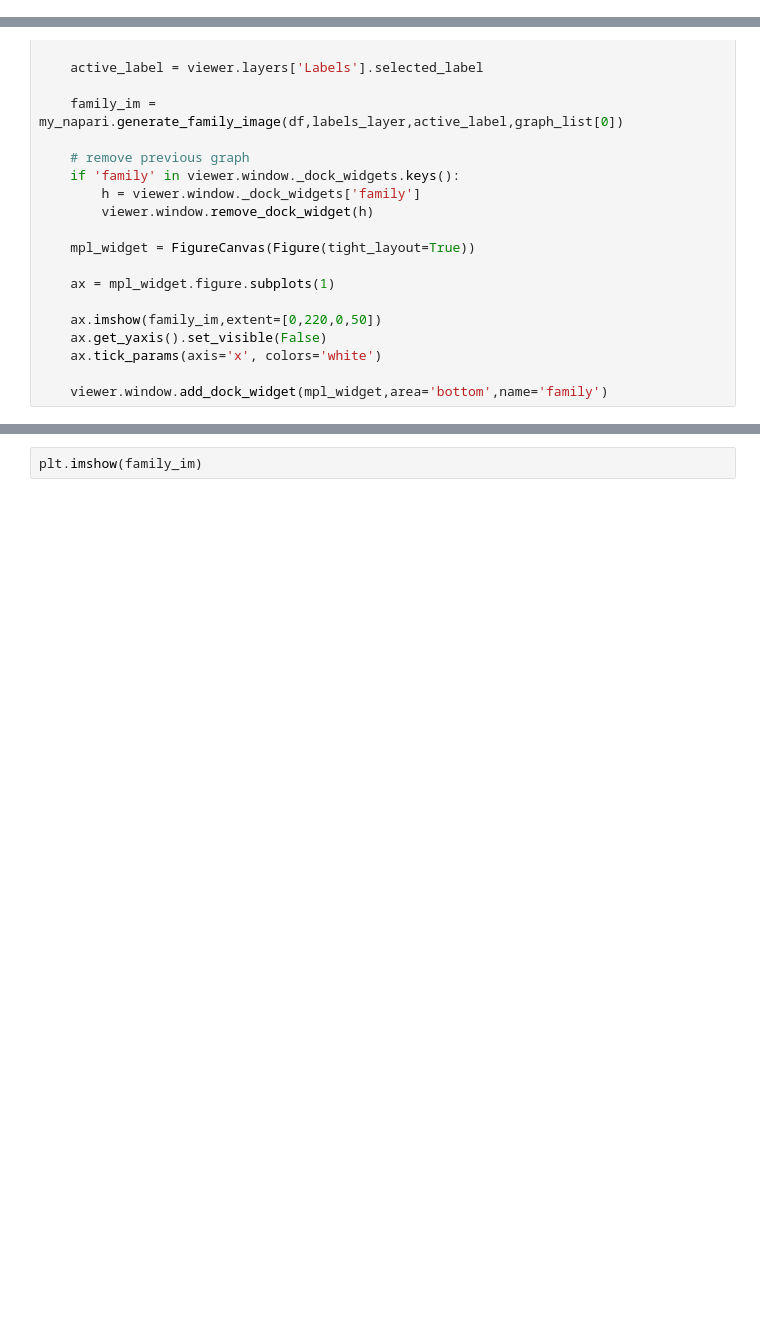
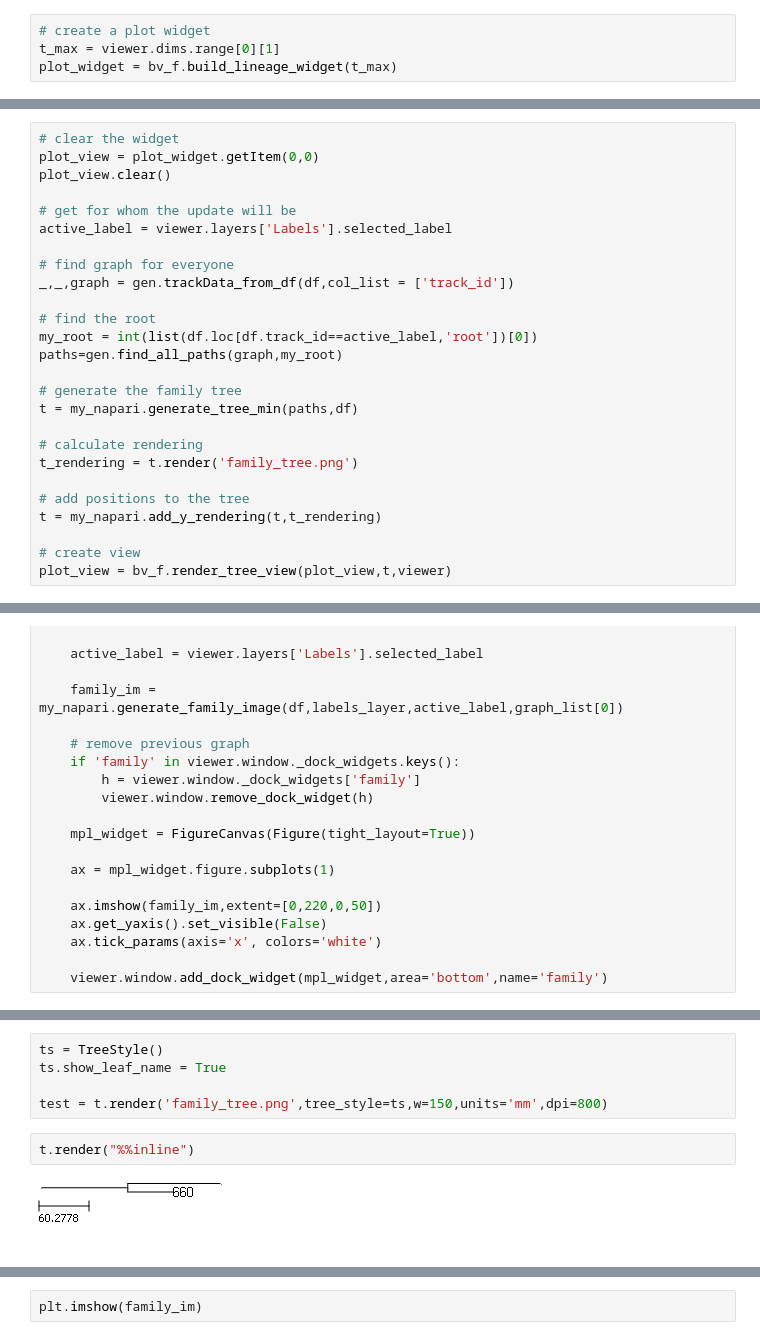
Before and after one commit to fjorka/tracking_pipeline, a Jupyter notebook: notebooks/04_tracking_correction_napari.ipynb, the cells around one changed output, grey strips where cells are left out. Saved outputs shown, nothing was run; the diff lists cells and outputs as text; blank space fills up the shorter version.

```diff
--- a/notebooks/04_tracking_correction_napari.ipynb
+++ b/notebooks/04_tracking_correction_napari.ipynb
@@ -112,6 +112,10 @@ for tag,tag_points in zip(tag_list,tag_data):
 for ind,ch in reversed(list(enumerate(channel_list))):
 
     viewer.add_image(ch['image'],name=ch['channel_name'],colormap=ch['color'],blending='additive')
+# %%
+# create a plot widget
+t_max = viewer.dims.range[0][1]
+plot_widget = bv_f.build_lineage_widget(t_max)
 # %% [markdown]
 ## Build viewer functionality
 # %%
@@ -178,0 +201,26 @@ WARNING: QMainWindow::saveState(): 'objectName' not set for QDockWidget 0x23b096
+# %%
+# clear the widget
+plot_view = plot_widget.getItem(0,0)
+plot_view.clear()
+
+# get for whom the update will be
+active_label = viewer.layers['Labels'].selected_label
+
+# find graph for everyone
+_,_,graph = gen.trackData_from_df(df,col_list = ['track_id'])
+
+# find the root
+my_root = int(list(df.loc[df.track_id==active_label,'root'])[0])
+paths=gen.find_all_paths(graph,my_root)
+
+# generate the family tree
+t = my_napari.generate_tree_min(paths,df)
+
+# calculate rendering
+t_rendering = t.render('family_tree.png')
+
+# add positions to the tree
+t = my_napari.add_y_rendering(t,t_rendering)
+
+# create view
+plot_view = bv_f.render_tree_view(plot_view,t,viewer)
@@ -267,0 +640,9 @@ family_im = my_napari.generate_family_image(df,labels_layer,current_track,graph_
+# %%
+ts = TreeStyle()
+ts.show_leaf_name = True
+
+test = t.render('family_tree.png',tree_style=ts,w=150,units='mm',dpi=800)
+# %%
+t.render("%%inline")
+# %% [output]
+[figure, added]
```
Also changed, not shown: parts of 71 cells of this notebook, 3 other files.
